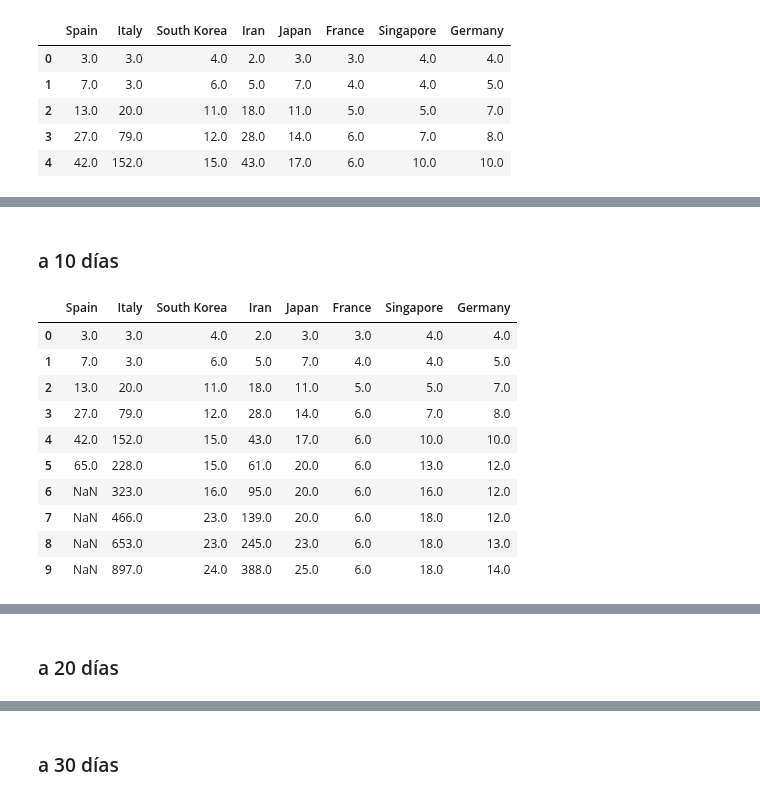
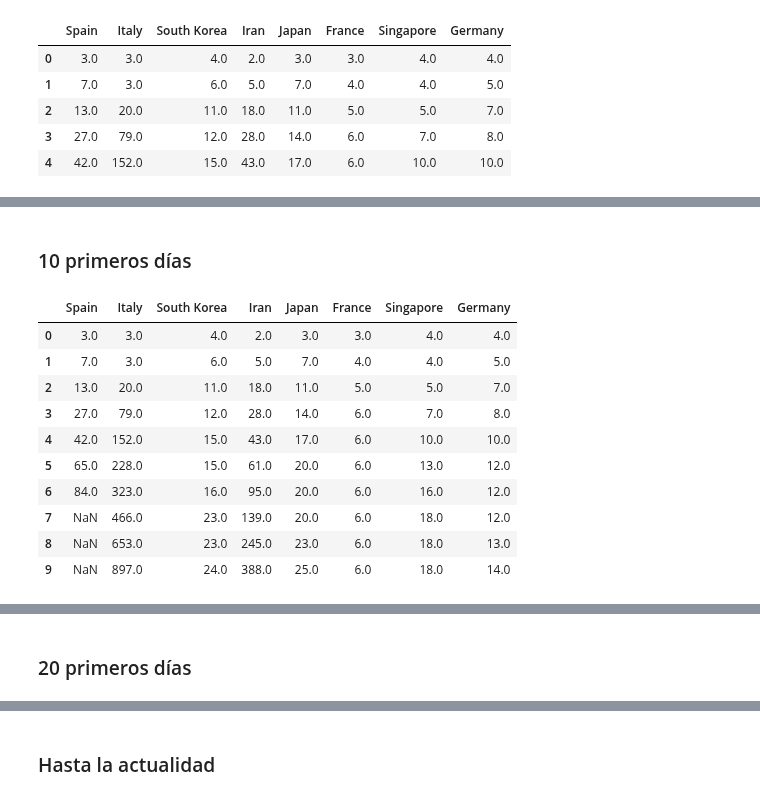
Before and after one commit to cambrian-intelligence/COVID-19_seguimiento, a Jupyter notebook: _notebooks/2020-02-29-confirmados_graficos.ipynb, the cells around one changed output, grey strips where cells are left out. Saved outputs shown, nothing was run; the diff lists cells and outputs as text; code cells hidden in the pictures.

```diff
--- a/_notebooks/2020-02-29-confirmados_graficos.ipynb
+++ b/_notebooks/2020-02-29-confirmados_graficos.ipynb
@@ -335,7 +335,7 @@ alt.layer(
 # %% [output]
 [interactive output not drawn]
 # %% [markdown]
-### a 10 días
+### 10 primeros días
 # %%
 # collapse
 # get data
@@ -351,35 +351,36 @@ df = df.drop(df.index[0])
 df['Fecha'] = pd.to_datetime(df['Fecha'], utc=True)
 df = df.set_index('Fecha')
 df = df.applymap(lambda a: str(a).replace(',',''))
 df = df.apply(pd.to_numeric, errors='coerce')
 keep = ['Spain', 'Italy', 'South Korea', 'Iran', 'Japan', 'France', 'Singapore', 'Germany']
 df = df[keep]
 
 # align data
 aligned_data = {}
+daily_delta = 1
 plus_days = 10
-plus_spain = 6
+plus_spain = 6 + daily_delta
 aligned_data['Spain'] = np.array(df['Spain'][42:42+plus_spain])
 aligned_data['Italy'] = np.array(df['Italy'][37:37+plus_days])
 aligned_data['South Korea'] = np.array(df['South Korea'][16:16+plus_days])
 aligned_data['Iran'] = np.array(df['Iran'][37:37+plus_days])
 aligned_data['Japan'] = np.array(df['Japan'][14:14+plus_days])
 aligned_data['France'] = np.array(df['France'][14:14+plus_days])
 aligned_data['Singapore'] = np.array(df['Singapore'][12:12+plus_days])
 aligned_data['Germany'] = np.array(df['Germany'][16:16+plus_days])
 
 df_aligned = pd.DataFrame(dict([(k,pd.Series(v)) for k,v in aligned_data.items() ]))
 df = df_aligned
 df
 # %% [output]
 |  | Spain | Italy | South Korea | Iran | Japan | France | Singapore | Germany |
 | 0 | 3.0 | 3.0 | 4.0 | 2.0 | 3.0 | 3.0 | 4.0 | 4.0 |
 | 1 | 7.0 | 3.0 | 6.0 | 5.0 | 7.0 | 4.0 | 4.0 | 5.0 |
 | 2 | 13.0 | 20.0 | 11.0 | 18.0 | 11.0 | 5.0 | 5.0 | 7.0 |
 | 3 | 27.0 | 79.0 | 12.0 | 28.0 | 14.0 | 6.0 | 7.0 | 8.0 |
 | 4 | 42.0 | 152.0 | 15.0 | 43.0 | 17.0 | 6.0 | 10.0 | 10.0 |
 | 5 | 65.0 | 228.0 | 15.0 | 61.0 | 20.0 | 6.0 | 13.0 | 12.0 |
-| 6 | NaN | 323.0 | 16.0 | 95.0 | 20.0 | 6.0 | 16.0 | 12.0 |
+| 6 | 84.0 | 323.0 | 16.0 | 95.0 | 20.0 | 6.0 | 16.0 | 12.0 |
 | 7 | NaN | 466.0 | 23.0 | 139.0 | 20.0 | 6.0 | 18.0 | 12.0 |
 | 8 | NaN | 653.0 | 23.0 | 245.0 | 23.0 | 6.0 | 18.0 | 13.0 |
 | 9 | NaN | 897.0 | 24.0 | 388.0 | 25.0 | 6.0 | 18.0 | 14.0 |
@@ -440,7 +441,7 @@ alt.layer(
 # %% [output]
 [interactive output not drawn]
 # %% [markdown]
-### a 20 días
+### 20 primeros días
 # %%
 # collapse
 # get data
@@ -533,8 +535,8 @@ alt.layer(
 )
 # %% [output]
 [interactive output not drawn]
-# %% [markdown]
-### a 30 días
+# %% [markdown]
+### Hasta la actualidad
 # %%
 # collapse
 # get data
```
Also changed, not shown: parts of 11 cells of this notebook, 3 other files.
